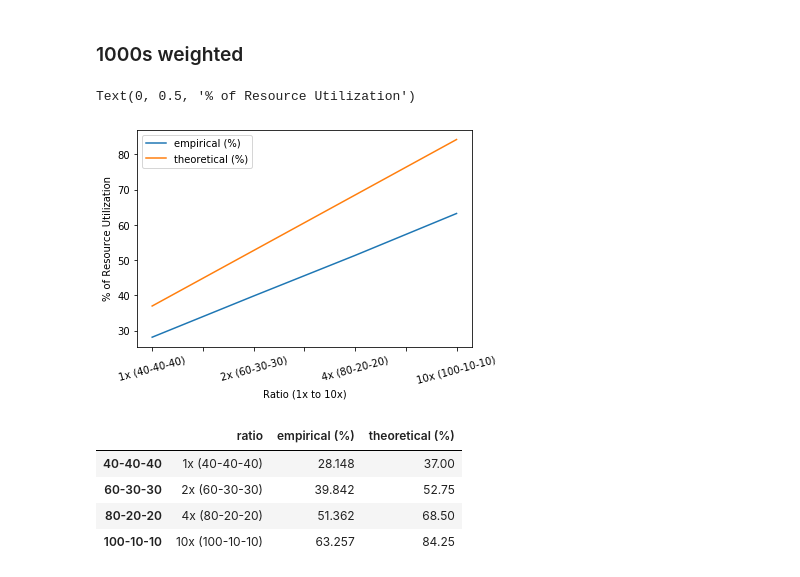
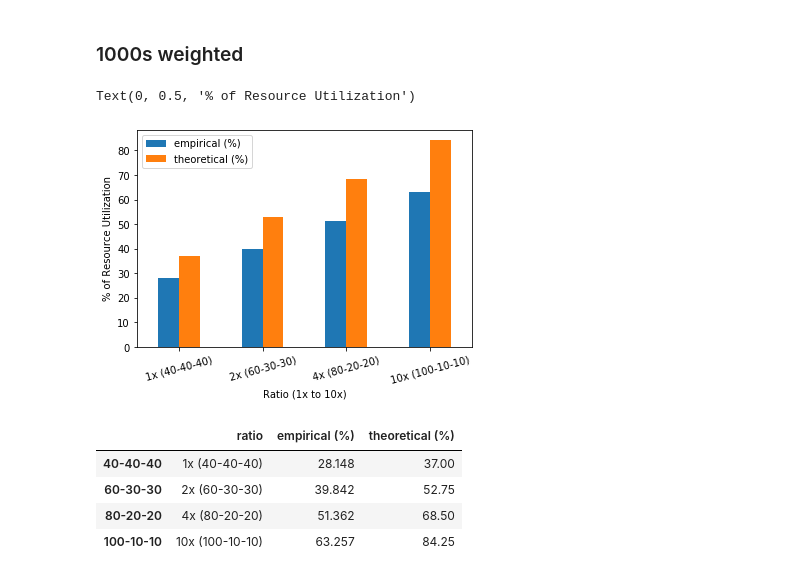
Before and after one commit to radical-experiments/deepdriveMD, a Jupyter notebook: analysis/nonuniform_tasks/Performance characterization of non-uniform tasks.ipynb, the cells around one changed output. Cells and saved outputs as stored; diff of their text form; code cells hidden in the pictures.

Commit message:
changed line to bar plot

```diff
--- a/analysis/nonuniform_tasks/Performance characterization of non-uniform tasks.ipynb
+++ b/analysis/nonuniform_tasks/Performance characterization of non-uniform tasks.ipynb
@@ -25,12 +25,12 @@ df_1000s = pd.DataFrame.from_dict(data_1000s, orient='index', columns=['ratio','
 # %% [markdown]
 ### 1000s weighted
 # %%
-ax = df_1000s.plot('ratio', rot=15)
+ax = df_1000s.plot.bar('ratio', rot=15)
 ax.set_xlabel("Ratio (1x to 10x)")
 ax.set_ylabel("% of Resource Utilization")
 # %% [output]
 Text(0, 0.5, '% of Resource Utilization')
-[figure, old version]
+[figure, new version]
 # %%
 df_1000s
 # %% [output]
```
Also changed, not shown: parts of 2 cells of this notebook.
